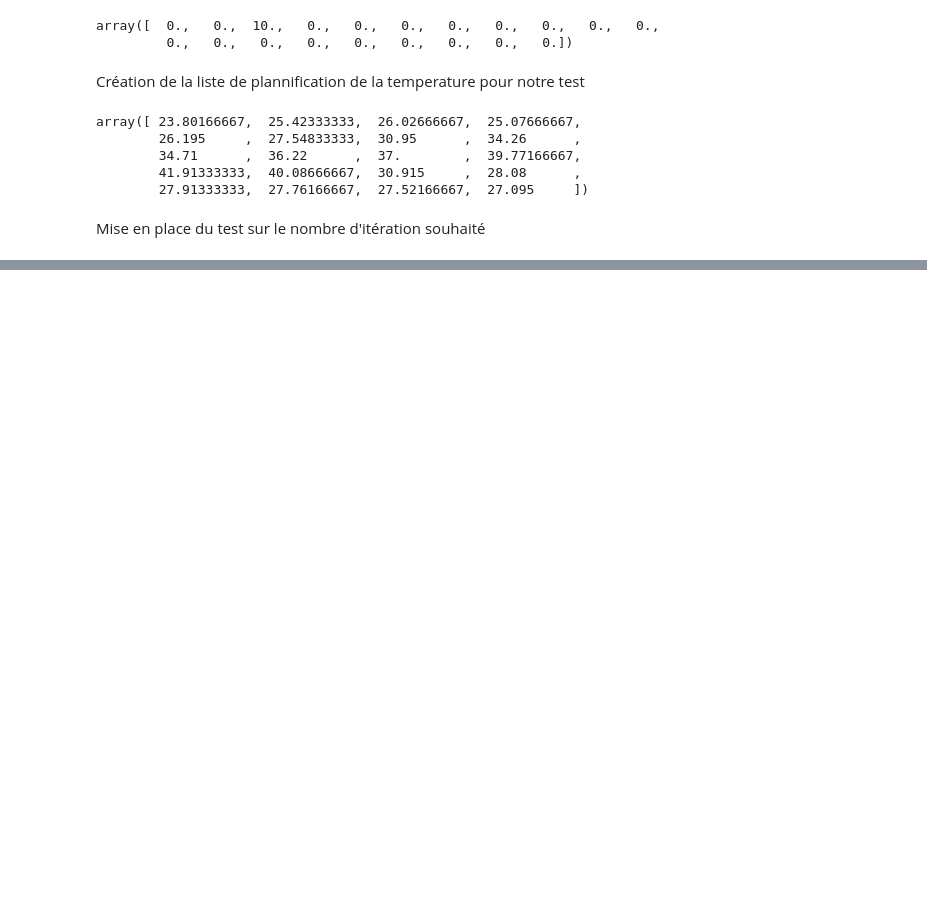
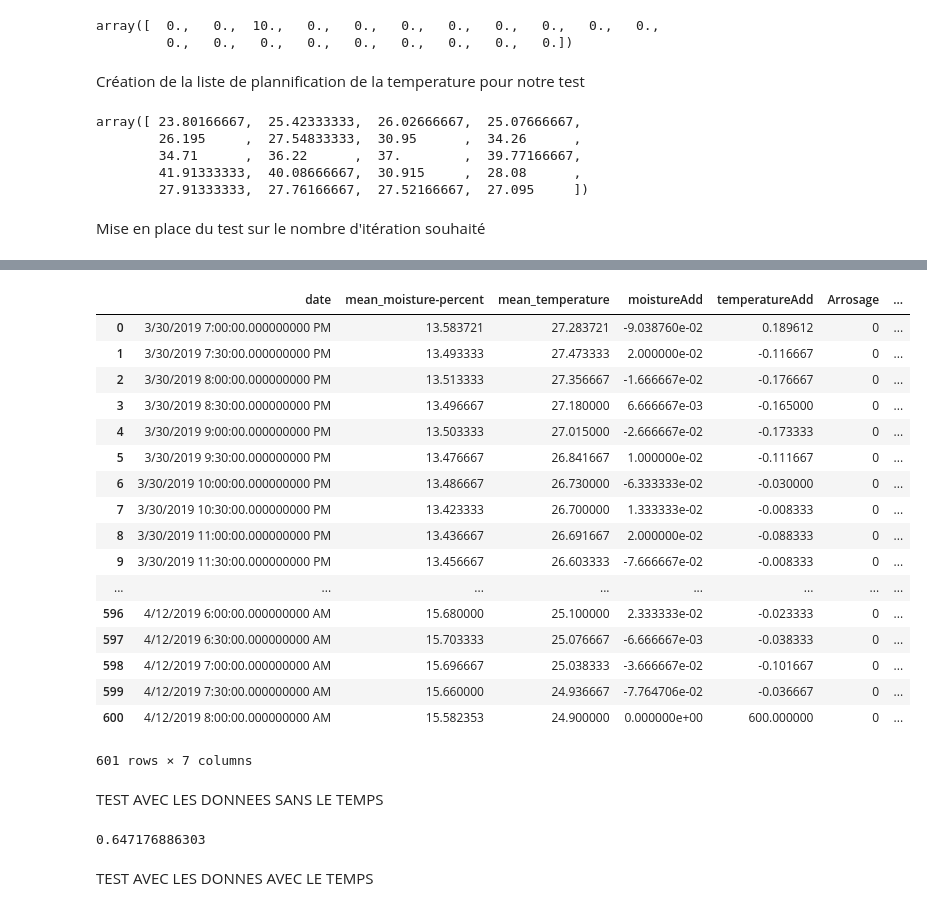
Before and after one commit to cui-unige/BSc-sensor-machine-learning, a Jupyter notebook: ML Integration.ipynb, the cells around one changed output, grey strips where cells are left out. Saved outputs shown, nothing was run; the diff lists cells and outputs as text; code cells hidden in the pictures; blank space fills up the shorter version.

Commit message:
Data Test

```diff
--- a/ML Integration.ipynb
+++ b/ML Integration.ipynb
@@ -143,7 +137,7 @@ df
 from sklearn import linear_model
 
 reg = linear_model.LinearRegression()
-reg.fit(df[['mean_moisture-percent','mean_temperature','Arosage']],df.moistureAdd)
+reg.fit(df[['mean_moisture-percent','mean_temperature','Arrosage']],df.moistureAdd)
 # %% [output]
 LinearRegression(copy_X=True, fit_intercept=True, n_jobs=None,
          normalize=False)
@@ -204,0 +236,73 @@ array([ 10.11984839,  10.20556705,  25.28179367,  25.09543323,
+# %%
+dfTest = pd.read_csv('DataTest.csv')
+
+dfTest['moistureAdd'] = dfTest.index
+dfTest['temperatureAdd'] = dfTest.index
+
+
+# size
+nligneTest = dfTest.shape[0]
+nColumnTest = dfTest.shape[1]
+tmp = np.linspace(0,nligneTest-2,nligneTest-1,dtype=int)
+dfTest.iloc[tmp, 3] = pd.Series(np.append(dfTest.iloc[tmp+1,1].to_numpy()-dfTest.iloc[tmp,1].to_numpy(),0), index=dfTest.index)
+dfTest.iloc[tmp, 4] = pd.Series(np.append(dfTest.iloc[tmp+1,2].to_numpy()-dfTest.iloc[tmp,2].to_numpy(),0), index=dfTest.index)
+
+#Ajout de la ligne
+dfTest.iloc[nligneTest-1, 3] = 0
+# %%
+dfTest['Arrosage'] = dfTest.index
+liste11h30 = np.linspace(31,559,int((559-31)/48)+1)
+
+dfTest.iloc[:,5] = 0
+for i in liste11h30:
+    dfTest.iloc[int(i),5] = 20
+# %%
+dfTest['TAfterArrosage'] = dfTest.index
+
+dfTest.iloc[:,6] = 0
+for i in np.append(-17,liste11h30):
+    for j in range(0,48):
+        if i+j < nligneTest:
+            dfTest.iloc[int(i+j),6] = j*30
+
+dfTest
+# %% [output]
+|  | date | mean_moisture-percent | mean_temperature | moistureAdd | temperatureAdd | Arrosage | ... |
+| 0 | 3/30/2019 7:00:00.000000000 PM | 13.583721 | 27.283721 | -9.038760e-02 | 0.189612 | 0 | ... |
+| 1 | 3/30/2019 7:30:00.000000000 PM | 13.493333 | 27.473333 | 2.000000e-02 | -0.116667 | 0 | ... |
+| 2 | 3/30/2019 8:00:00.000000000 PM | 13.513333 | 27.356667 | -1.666667e-02 | -0.176667 | 0 | ... |
+| 3 | 3/30/2019 8:30:00.000000000 PM | 13.496667 | 27.180000 | 6.666667e-03 | -0.165000 | 0 | ... |
+| 4 | 3/30/2019 9:00:00.000000000 PM | 13.503333 | 27.015000 | -2.666667e-02 | -0.173333 | 0 | ... |
+| 5 | 3/30/2019 9:30:00.000000000 PM | 13.476667 | 26.841667 | 1.000000e-02 | -0.111667 | 0 | ... |
+| 6 | 3/30/2019 10:00:00.000000000 PM | 13.486667 | 26.730000 | -6.333333e-02 | -0.030000 | 0 | ... |
+| 7 | 3/30/2019 10:30:00.000000000 PM | 13.423333 | 26.700000 | 1.333333e-02 | -0.008333 | 0 | ... |
+| 8 | 3/30/2019 11:00:00.000000000 PM | 13.436667 | 26.691667 | 2.000000e-02 | -0.088333 | 0 | ... |
+| 9 | 3/30/2019 11:30:00.000000000 PM | 13.456667 | 26.603333 | -7.666667e-02 | -0.008333 | 0 | ... |
+| ... | ... | ... | ... | ... | ... | ... | ... |
+| 596 | 4/12/2019 6:00:00.000000000 AM | 15.680000 | 25.100000 | 2.333333e-02 | -0.023333 | 0 | ... |
+| 597 | 4/12/2019 6:30:00.000000000 AM | 15.703333 | 25.076667 | -6.666667e-03 | -0.038333 | 0 | ... |
+| 598 | 4/12/2019 7:00:00.000000000 AM | 15.696667 | 25.038333 | -3.666667e-02 | -0.101667 | 0 | ... |
+| 599 | 4/12/2019 7:30:00.000000000 AM | 15.660000 | 24.936667 | -7.764706e-02 | -0.036667 | 0 | ... |
+| 600 | 4/12/2019 8:00:00.000000000 AM | 15.582353 | 24.900000 | 0.000000e+00 | 600.000000 | 0 | ... |
+601 rows × 7 columns
+# %% [markdown]
+TEST AVEC LES DONNEES SANS LE TEMPS
+# %%
+init = 28+48
+StartHumidity = dfTest.iloc[init,1]
+
+TestSize = 50
+result = np.zeros(TestSize)
+for i in range(0,TestSize):
+    result[i] = StartHumidity + reg.predict([[StartHumidity,dfTest.iloc[init+i,2],dfTest.iloc[init+i,5]]])[0]
+    StartHumidity = result[i]
+
+#print(result)
+
+#print(dfTest.iloc[range(0+init+1,TestSize+init+1),1])
+
+print(np.sum(dfTest.iloc[range(0+init+1,TestSize+init+1),1].values-result)/TestSize)
+# %% [output]
+0.647176886303
+# %% [markdown]
+TEST AVEC LES DONNES AVEC LE TEMPS
```
Also changed, not shown: parts of 17 cells of this notebook.
